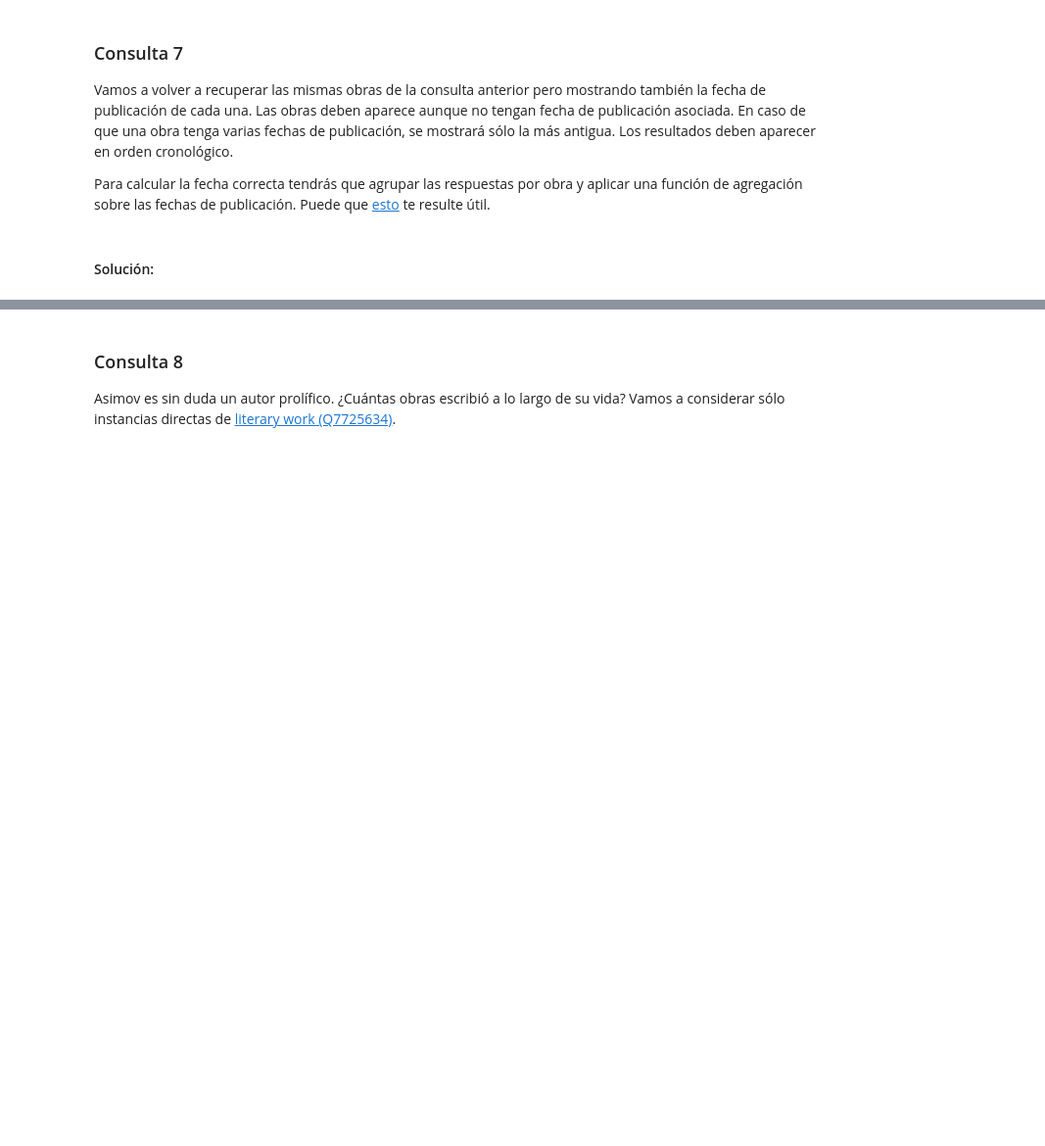
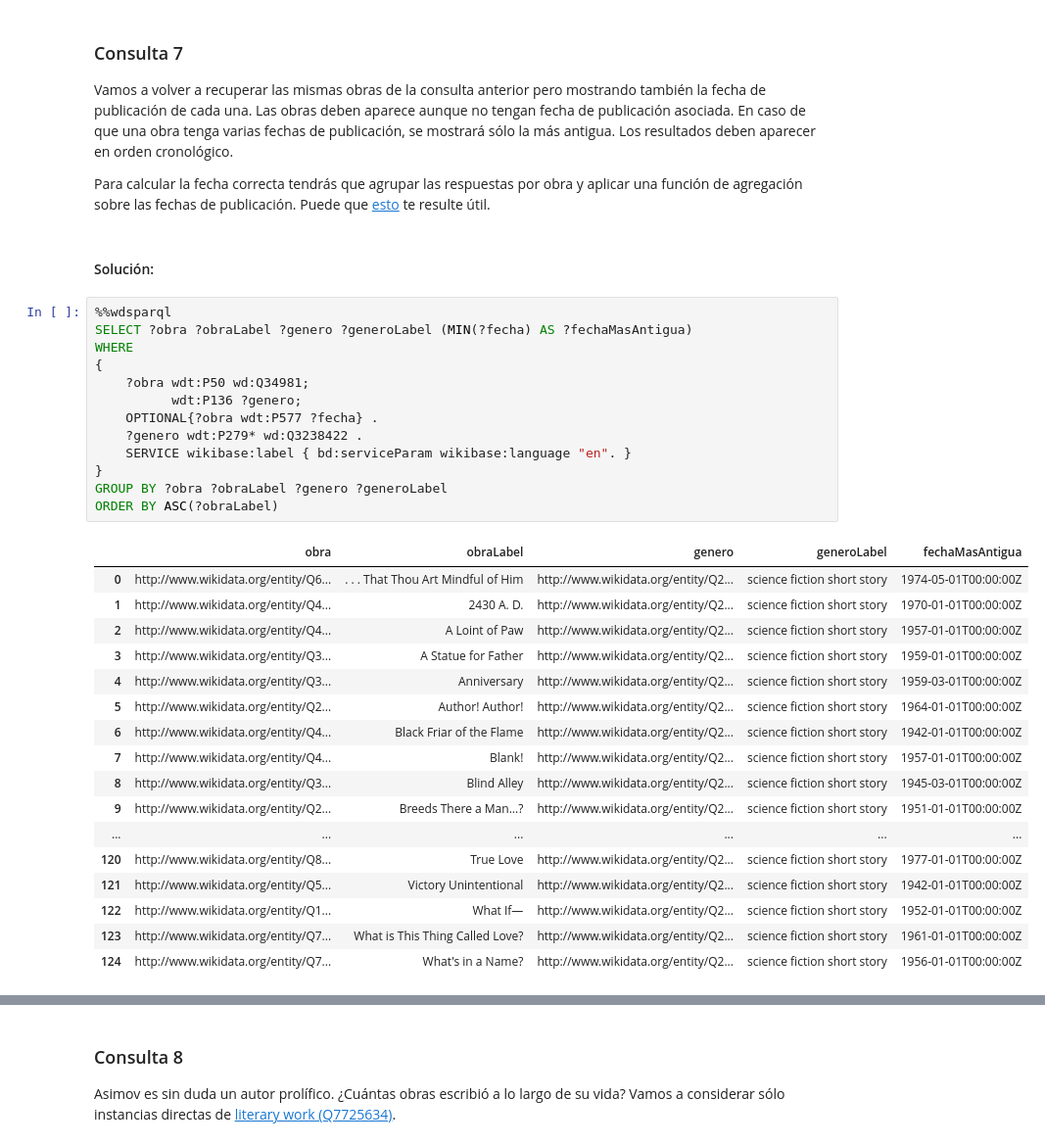
Before and after one commit to mario-sanz/IA2-Practicas, a Jupyter notebook: Lab3/P3-wikidata.ipynb, the cells around one changed output, grey strips where cells are left out. Shown at 98% size. Saved outputs shown, nothing was run; the diff lists cells and outputs as text; blank space fills up the shorter version.

```diff
--- a/Lab3/P3-wikidata.ipynb
+++ b/Lab3/P3-wikidata.ipynb
@@ -232,3 +249,34 @@ Vamos a volver a recuperar las mismas obras de la consulta anterior pero mostran
 Para calcular la fecha correcta tendrás que agrupar las respuestas por obra y aplicar una función de agregación sobre las fechas de publicación. Puede que [esto](https://www.wikidata.org/wiki/Wikidata:SPARQL_tutorial#Grouping) te resulte útil.
 # %% [markdown]
 #### Solución:
+# %%
+%%wdsparql
+SELECT ?obra ?obraLabel ?genero ?generoLabel (MIN(?fecha) AS ?fechaMasAntigua)
+WHERE
+{
+    ?obra wdt:P50 wd:Q34981;
+          wdt:P136 ?genero;
+    OPTIONAL{?obra wdt:P577 ?fecha} .
+    ?genero wdt:P279* wd:Q3238422 .
+    SERVICE wikibase:label { bd:serviceParam wikibase:language "en". }
+}
+GROUP BY ?obra ?obraLabel ?genero ?generoLabel
+ORDER BY ASC(?obraLabel)
+# %% [output]
+|  | obra | obraLabel | genero | generoLabel | fechaMasAntigua |
+| 0 | http://www.wikidata.org/entity/Q6... | . . . That Thou Art Mindful of Him | http://www.wikidata.org/entity/Q2... | science fiction short story | 1974-05-01T00:00:00Z |
+| 1 | http://www.wikidata.org/entity/Q4... | 2430 A. D. | http://www.wikidata.org/entity/Q2... | science fiction short story | 1970-01-01T00:00:00Z |
+| 2 | http://www.wikidata.org/entity/Q4... | A Loint of Paw | http://www.wikidata.org/entity/Q2... | science fiction short story | 1957-01-01T00:00:00Z |
+| 3 | http://www.wikidata.org/entity/Q3... | A Statue for Father | http://www.wikidata.org/entity/Q2... | science fiction short story | 1959-01-01T00:00:00Z |
+| 4 | http://www.wikidata.org/entity/Q3... | Anniversary | http://www.wikidata.org/entity/Q2... | science fiction short story | 1959-03-01T00:00:00Z |
+| 5 | http://www.wikidata.org/entity/Q2... | Author! Author! | http://www.wikidata.org/entity/Q2... | science fiction short story | 1964-01-01T00:00:00Z |
+| 6 | http://www.wikidata.org/entity/Q4... | Black Friar of the Flame | http://www.wikidata.org/entity/Q2... | science fiction short story | 1942-01-01T00:00:00Z |
+| 7 | http://www.wikidata.org/entity/Q4... | Blank! | http://www.wikidata.org/entity/Q2... | science fiction short story | 1957-01-01T00:00:00Z |
+| 8 | http://www.wikidata.org/entity/Q3... | Blind Alley | http://www.wikidata.org/entity/Q2... | science fiction short story | 1945-03-01T00:00:00Z |
+| 9 | http://www.wikidata.org/entity/Q2... | Breeds There a Man...? | http://www.wikidata.org/entity/Q2... | science fiction short story | 1951-01-01T00:00:00Z |
+| ... | ... | ... | ... | ... | ... |
+| 120 | http://www.wikidata.org/entity/Q8... | True Love | http://www.wikidata.org/entity/Q2... | science fiction short story | 1977-01-01T00:00:00Z |
+| 121 | http://www.wikidata.org/entity/Q5... | Victory Unintentional | http://www.wikidata.org/entity/Q2... | science fiction short story | 1942-01-01T00:00:00Z |
+| 122 | http://www.wikidata.org/entity/Q1... | What If— | http://www.wikidata.org/entity/Q2... | science fiction short story | 1952-01-01T00:00:00Z |
+| 123 | http://www.wikidata.org/entity/Q7... | What is This Thing Called Love? | http://www.wikidata.org/entity/Q2... | science fiction short story | 1961-01-01T00:00:00Z |
+| 124 | http://www.wikidata.org/entity/Q7... | What's in a Name? | http://www.wikidata.org/entity/Q2... | science fiction short story | 1956-01-01T00:00:00Z |
```
Also changed, not shown: parts of 10 cells of this notebook.
